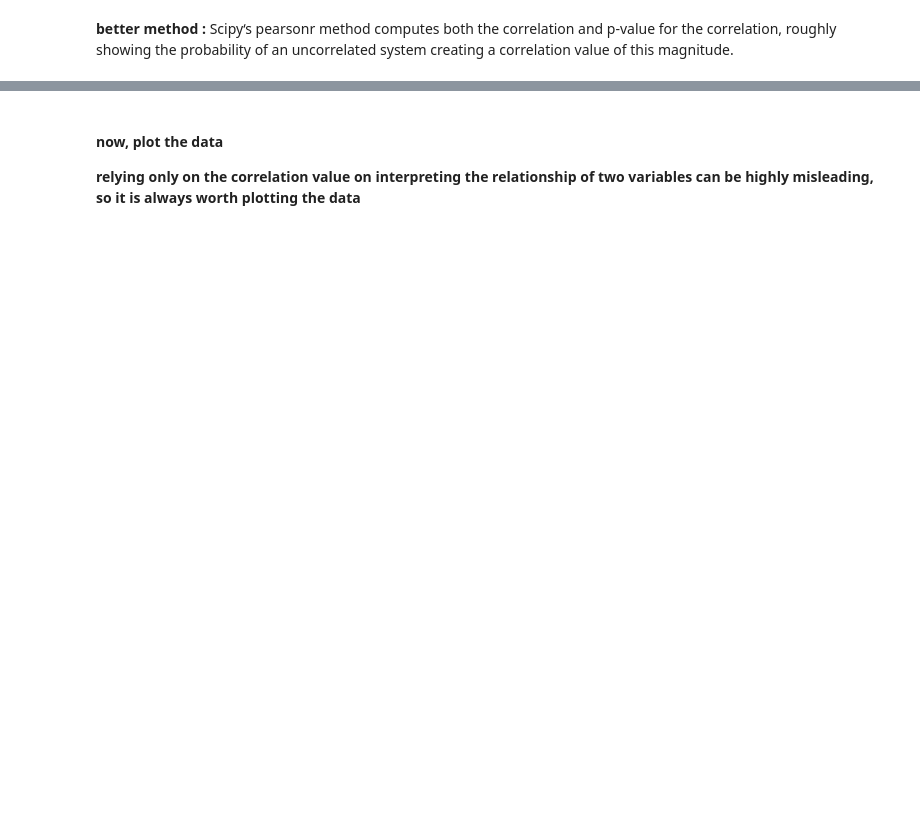
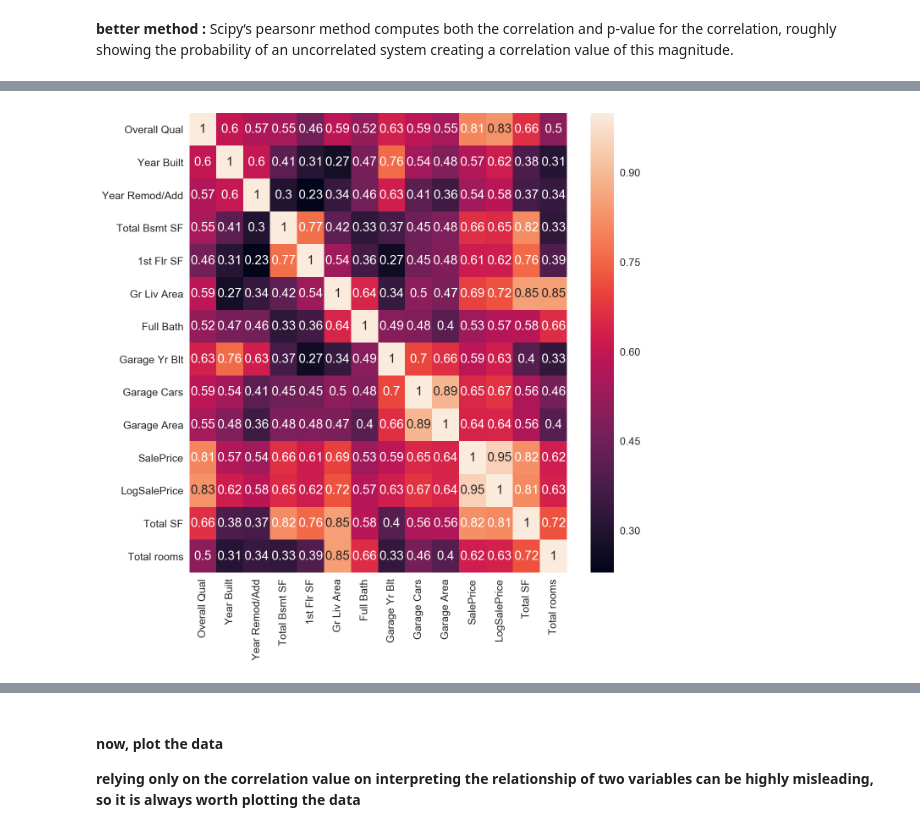
Before and after one commit to petrum01/EPFL-exts-AML1, a Jupyter notebook: house-prices-solution.ipynb, the cells around one changed output, grey strips where cells are left out. Saved outputs shown, nothing was run; the diff lists cells and outputs as text; code cells hidden in the pictures; blank space fills up the shorter version.

```diff
--- a/house-prices-solution.ipynb
+++ b/house-prices-solution.ipynb
@@ -344,10 +736,12 @@ sns.heatmap(corrmat, vmax=.8, square=True);
 # Garage features
 # %%
 # most correlated features
-corrmat = data.corr()
+corrmat = df_clean.corr()
 top_corr_features = corrmat.index[abs(corrmat["SalePrice"])>0.5]
-plt.figure(figsize=(8,8))
-g = sns.heatmap(data[top_corr_features].corr(),annot=True)
+plt.figure(figsize=(10,10))
+g = sns.heatmap(df_clean[top_corr_features].corr(),annot=True)
+# %% [output]
+[figure, added]
 # %%
 # error on this graph ??
 # heatmap zoomed on Sale Price
```
Also changed, not shown: parts of 72 cells of this notebook.
